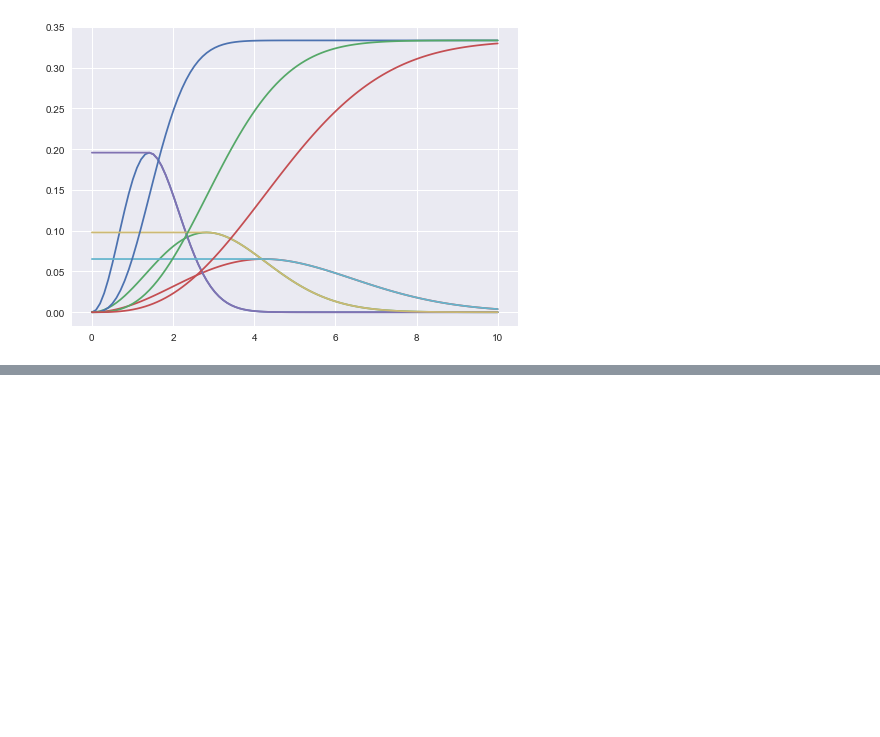
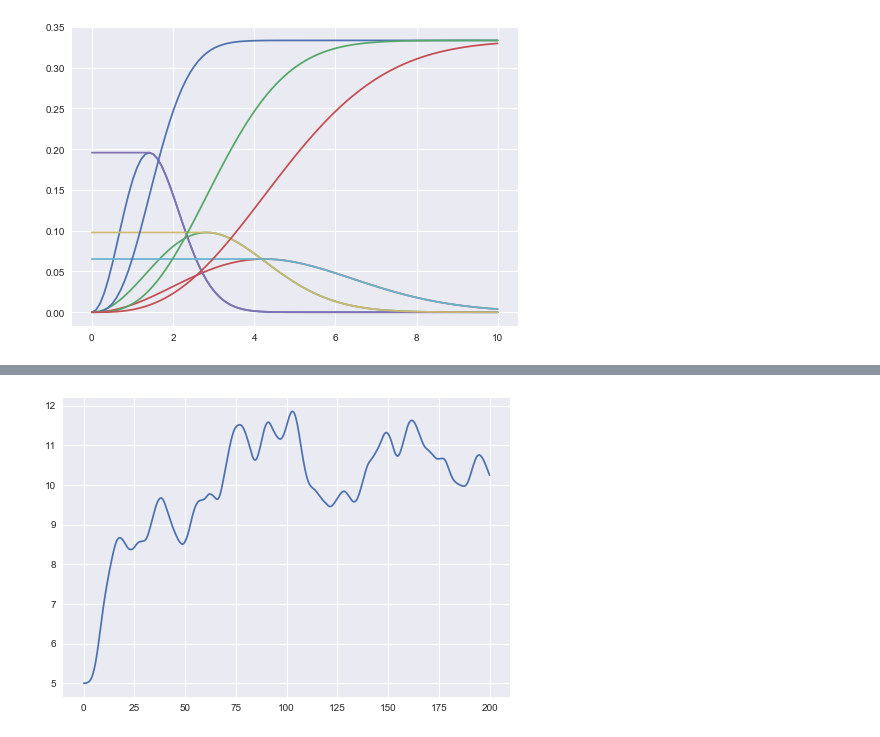
Before and after one commit to danmackinlay/branching_process, a Jupyter notebook: workbooks/hawkes_cts_dev.ipynb, the cells around one changed output, grey strips where cells are left out. Drawn from its saved outputs; the diff is of its cells as text; code cells hidden in the pictures; blank space fills up the shorter version.

```diff
--- a/workbooks/hawkes_cts_dev.ipynb
+++ b/workbooks/hawkes_cts_dev.ipynb
@@ -100,21 +105,23 @@ KeyError: 'tau'
 # %%
 import numpy.random
 numpy.random.seed(1237)
 causal_phi = influence.MaxwellKernel(tau=5)
 
 param_causal = dict(
-    phi=causal_phi,
+    phi_kernel=causal_phi,
     mu=5.0,
     eta=0.5,
     start=0.0,
     end=200)
 
 sim = reload(sim)
 ts = np.sort(sim.sim_hawkes(**param_causal));
 eval_ts = np.linspace(param_causal['start'], param_causal['end'], 5000)
 
 true_intensity = model.lam_hawkes(ts, eval_ts=eval_ts, **param_causal)
 plt.plot(eval_ts, true_intensity);
+# %% [output]
+[figure, added]
 # %%
 influence = reload(influence)
 eval_ts = np.linspace(0, 10, 1000)
```
Also changed, not shown: parts of 3 cells of this notebook.
